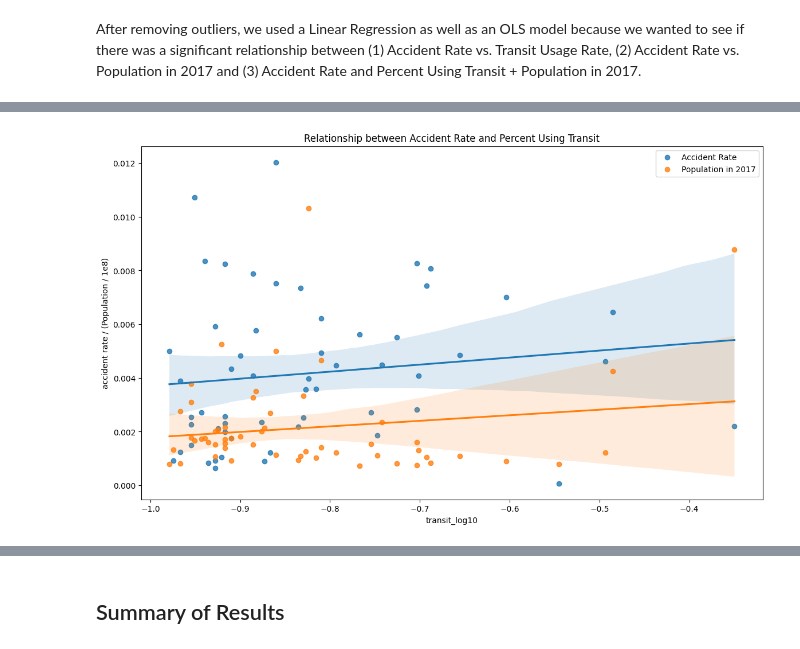
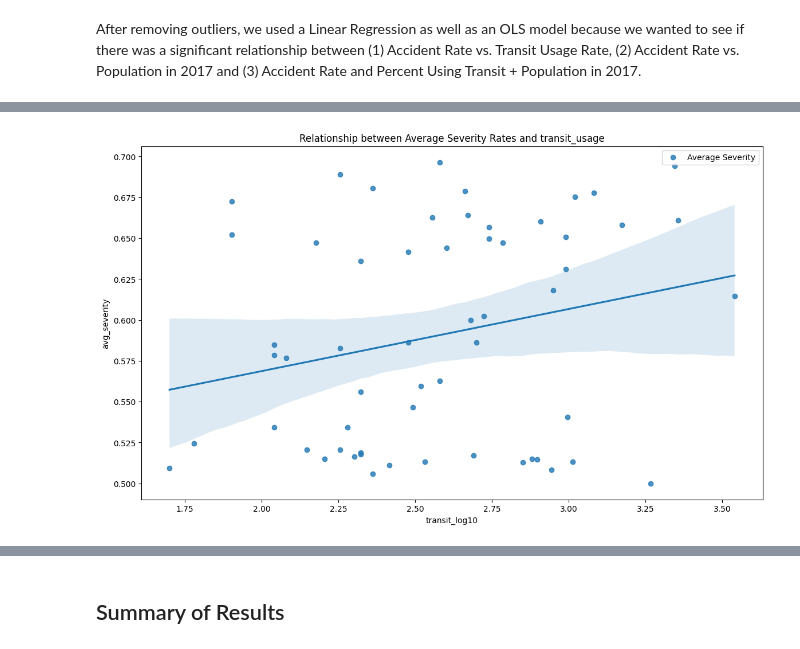
Before and after one commit to COGS108/Group099_WI24, a Jupyter notebook: FinalProject_Group099_WI24.ipynb, the cells around one changed output, grey strips where cells are left out. Drawn from its saved outputs; the diff is of its cells as text; code cells hidden in the pictures.

```diff
--- a/FinalProject_Group099_WI24.ipynb
+++ b/FinalProject_Group099_WI24.ipynb
@@ -214,7 +214,7 @@ population_df.columns = col_values
 
 # Simplify rows and columns
 population_df = population_df[3:]
-population_df = population_df.reset_index(drop=True).get(['Geographic Area', 2017.0]).rename(columns={'Geographic Area': 'City', 2017.0:'Population in 2017'})
+population_df = population_df.reset_index(drop=True).get(['Geographic Area', 2017.0]).rename(columns={'Geographic Area': 'City', 2017.0:'population_2017'})
 population_df['City'] = population_df['City'].str.title().str.replace(', California', '').str.replace(' City', '')
 population_df.dropna(inplace=True)
 
@@ -228,13 +228,18 @@ population_df.head()
 | 3 | Albany | 20076.0 |
 | 4 | Alhambra | 84878.0 |
 # %%
-#We will merge this into the dataset 'accidents_vs_transit' to get the per-capita accident rate of each city.
-
+# merge population_df into the dataset 'accidents_vs_transit' to calculate accident rates and transit usage rates
 clean_df = pd.merge(accidents_vs_transit, population_df, on='City')
 
-clean_df = clean_df.assign(accident_rate = clean_df['num_accidents']/clean_df['Population in 2017'])
+# create variable "accident_rate", which describes the number of accidents that occur for every 10,000 residents in each city.
+clean_df = clean_df.assign(accident_rate = clean_df['num_accidents']/clean_df['population_2017'] * 10000)
 
-clean_df = clean_df.get(['City', 'num_accidents', 'Population in 2017', 'accident_rate', 'avg_severity', 'Percent Using Transit'])
+# create variable "transit_usage", which describes the number of people who use public transportation for every 10,000 residents in a city to normalize the units with "accident_rate"
+clean_df = clean_df.assign(transit_usage = clean_df['Percent Using Transit'] * 10000)
+
+
+# shrink the dataset down to only relevant columns
+clean_df = clean_df.get(['City', 'num_accidents', 'population_2017', 'accident_rate', 'avg_severity', 'transit_usage'])
 
 # Look at some values in our cleaned dataframe
 clean_df.head(10)
@@ -407,0 +504,9 @@ After removing outliers, we used a Linear Regression as well as an OLS model bec
+# %%
+# create a subset of clean_df for column of interest for linear regression model
+sub_col_sev_transit = ['avg_severity','transit_usage', 'population_2017']
+sub_sev_rate = clean_df[sub_col_sev_transit]
+
+# Apply a log-10 transformation for less skewed dataset
+
+sub_sev_rate['transit_log10'] = np.log10(sub_sev_rate['transit_usage']+0.1)
+sub_sev_rate.head()
@@ -408,14 +520,14 @@ After removing outliers, we used a Linear Regression as well as an OLS model bec
 # %%
 fig, ax = plt.subplots(figsize=(14, 8))
 
 
-sns.regplot(x='transit_log10', y='accident_rate', data=filtered_pop, fit_reg=True, ax=ax, label='Accident Rate')
-sns.regplot(x='transit_log10', y='pop_comp', data=filtered_pop, fit_reg=True, ax=ax, label='Population in 2017')
-ax.set(ylabel='accident rate / (Population / 1e8)', xlabel='transit_log10')
+sns.regplot(x='transit_log10', y='avg_severity', data=sub_sev_rate, fit_reg=True, ax=ax, label='Average Severity')
+# sns.regplot(x='transit_log10', y='pop_comp', data=sub_sev_rate, fit_reg=True, ax=ax, label='population_2017')
+ax.set(ylabel='avg_severity', xlabel='transit_log10')
 
 
-plt.title('Relationship between Accident Rate and Percent Using Transit')
+plt.title('Relationship between Average Severity Rates and transit_usage')
 ax.legend()
 plt.show()
 # %% [output]
-[figure, old version]
+[figure, new version]
```
Also changed, not shown: parts of 33 cells of this notebook.
